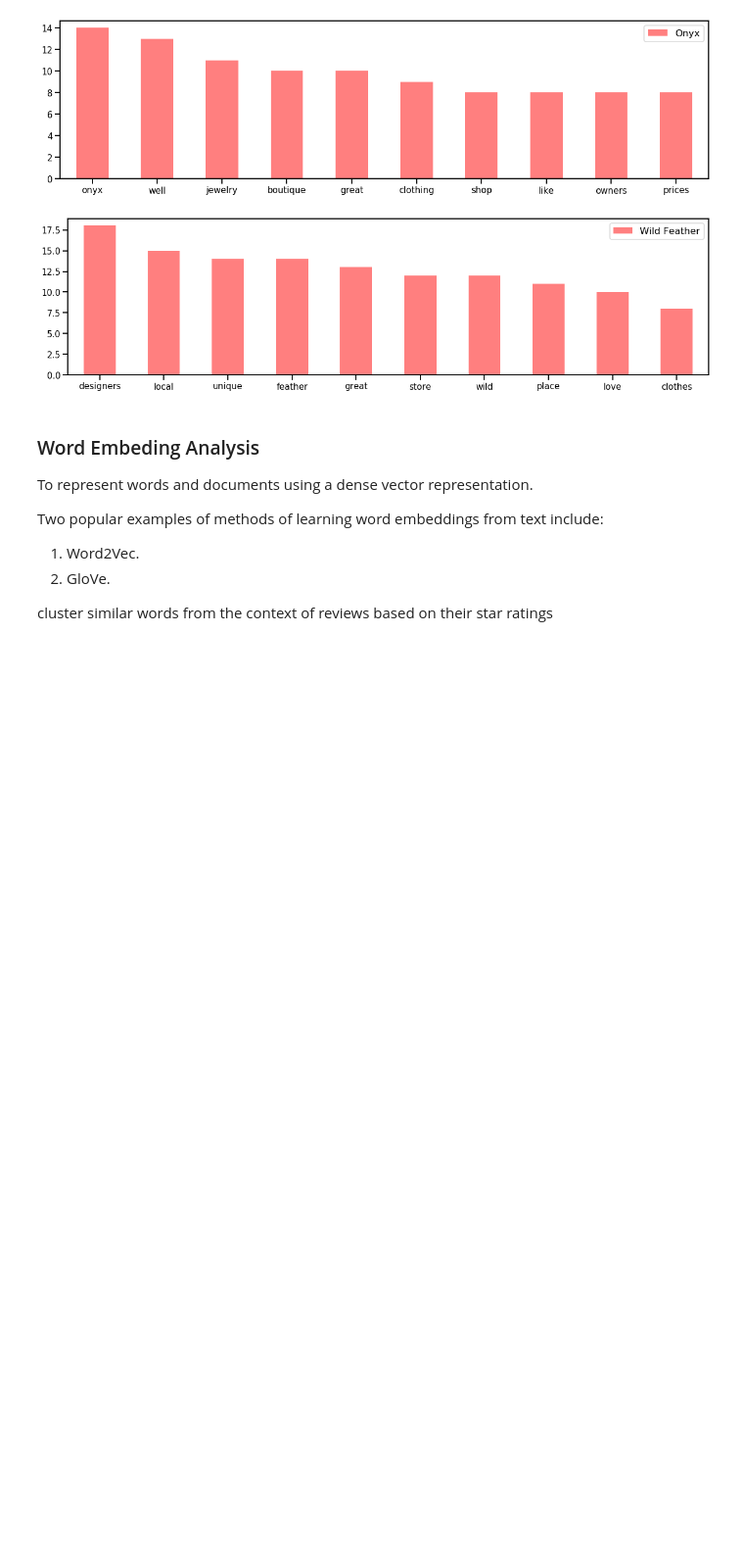
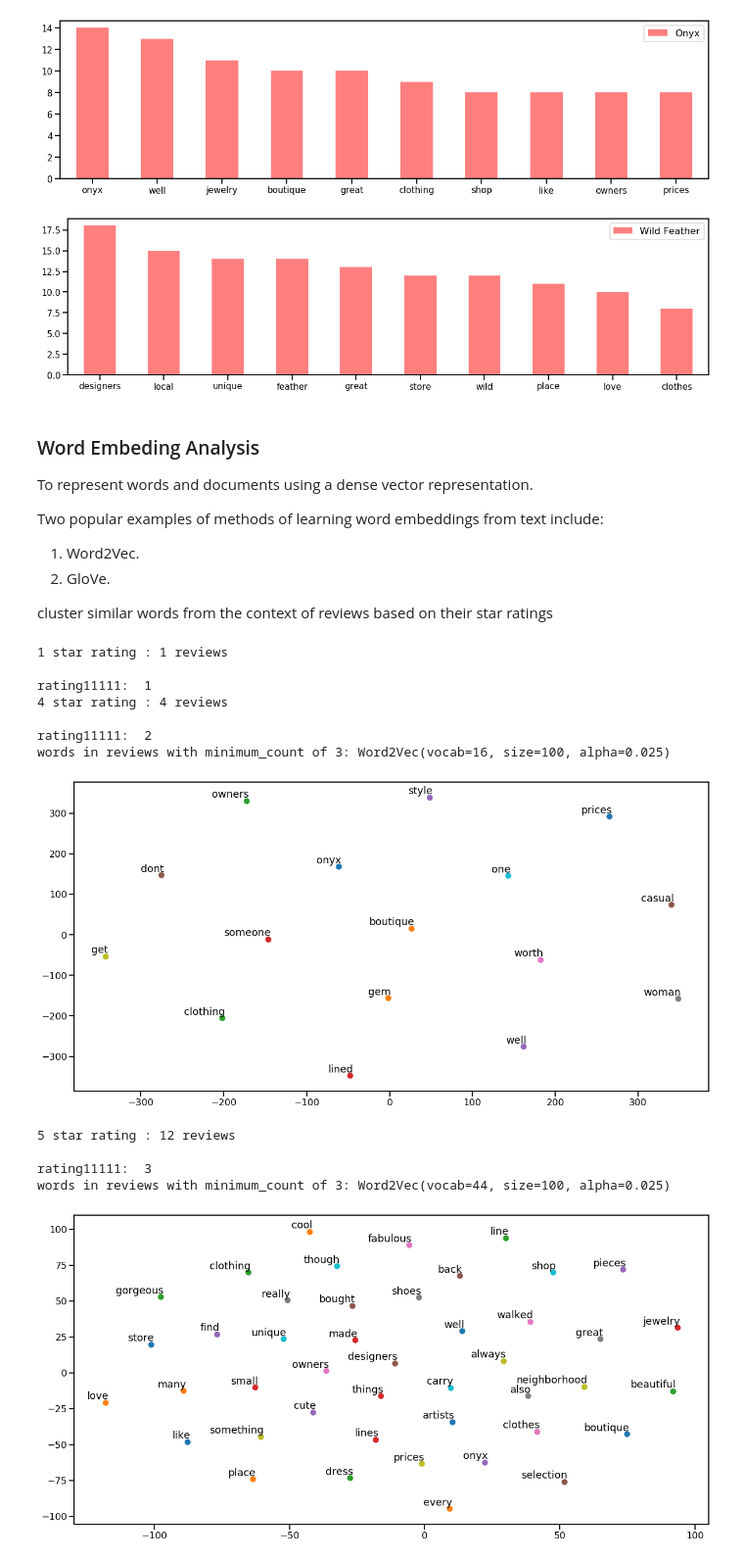
Before and after one commit to FarnazG/NLP_analysis, a Jupyter notebook: NLP_Analysis_notebook.ipynb, the cells around one changed output. Shown at 98% size. Cells and saved outputs as stored; diff of their text form; code cells hidden in the pictures; blank space fills up the shorter version.

```diff
--- a/NLP_Analysis_notebook.ipynb
+++ b/NLP_Analysis_notebook.ipynb
@@ -483,13 +483,14 @@ def word2vec_model (boutique):
                     "review_dates":lambda x:list(x)}
     boutique_df = boutique_df.groupby(["boutique_names","review_ratings"]).aggregate(agg_function)
 
-    for i in range(1,5):
+    for rating in range(1,5):
         try:
-            print(boutique_df.reset_index()["review_ratings"][i-1],":",len(boutique_df["review_dates"][i-1]),"reviews","\n")#,boutique_df["reviews"][i-1])
-            reviewi = boutique_df["reviews"][i-1]
-            reviewi = reviewi.replace(reviewi, clean_review_word_embeding(reviewi))
-            sentences = nltk.sent_tokenize(reviewi)
-            sentences = [nltk.word_tokenize(sentence)for sentence in sentences]
+            print(boutique_df.reset_index()["review_ratings"][rating-1],":",len(boutique_df["review_dates"][rating-1]),"reviews","\n")#,boutique_df["reviews"][i-1])
+            review_rating = boutique_df["reviews"][rating-1]
+            review_rating = review_rating.replace(review_rating, clean_review_word_embeding(review_rating))
+            sentences = nltk.sent_tokenize(review_rating)
+            sentences = [nltk.word_tokenize(sentence) for sentence in sentences]
+
             dot = ["."]
             for j in range(len(sentences)):
                 sentences[j] = [word for word in sentences[j] if word not in dot]
@@ -500,22 +501,23 @@ def word2vec_model (boutique):
 
             #summarize vocabulary
             words = list(model.wv.vocab)
+
             #print(words)
 
             # access vector for one word
-            print(model['loving'])
+            # print(model['loving'])
 
             #save model
-            model.save('model.bin')
+            #model.save('model.bin')
 
             #load model
-            new_model = Word2Vec.load('model.bin')
-            print("words in reviews with minimum_count of 3:",new_model,"\n")
+            #new_model = Word2Vec.load('model.bin')
+            print("words in reviews with minimum_count of 3:",model,"\n")
             #print(new_model,"\n")
             #return new_model
 
             #3.word embedding visualization using tsne model:
-            "Creates and TSNE model and plots it"
+            "Creates TSNE model and plots it"
             labels = []
             tokens = []
 
@@ -545,3 +547,20 @@ def word2vec_model (boutique):
 
         except:
             pass
+# %%
+sub= word2vec_model("Onyx")
+sub
+# %% [output]
+1 star rating : 1 reviews
+
+rating11111:  1
+4 star rating : 4 reviews
+
+rating11111:  2
+words in reviews with minimum_count of 3: Word2Vec(vocab=16, size=100, alpha=0.025)
+[figure, added]
+5 star rating : 12 reviews
+
+rating11111:  3
+words in reviews with minimum_count of 3: Word2Vec(vocab=44, size=100, alpha=0.025)
+[figure, added]
```
Also changed, not shown: parts of 4 cells of this notebook.
